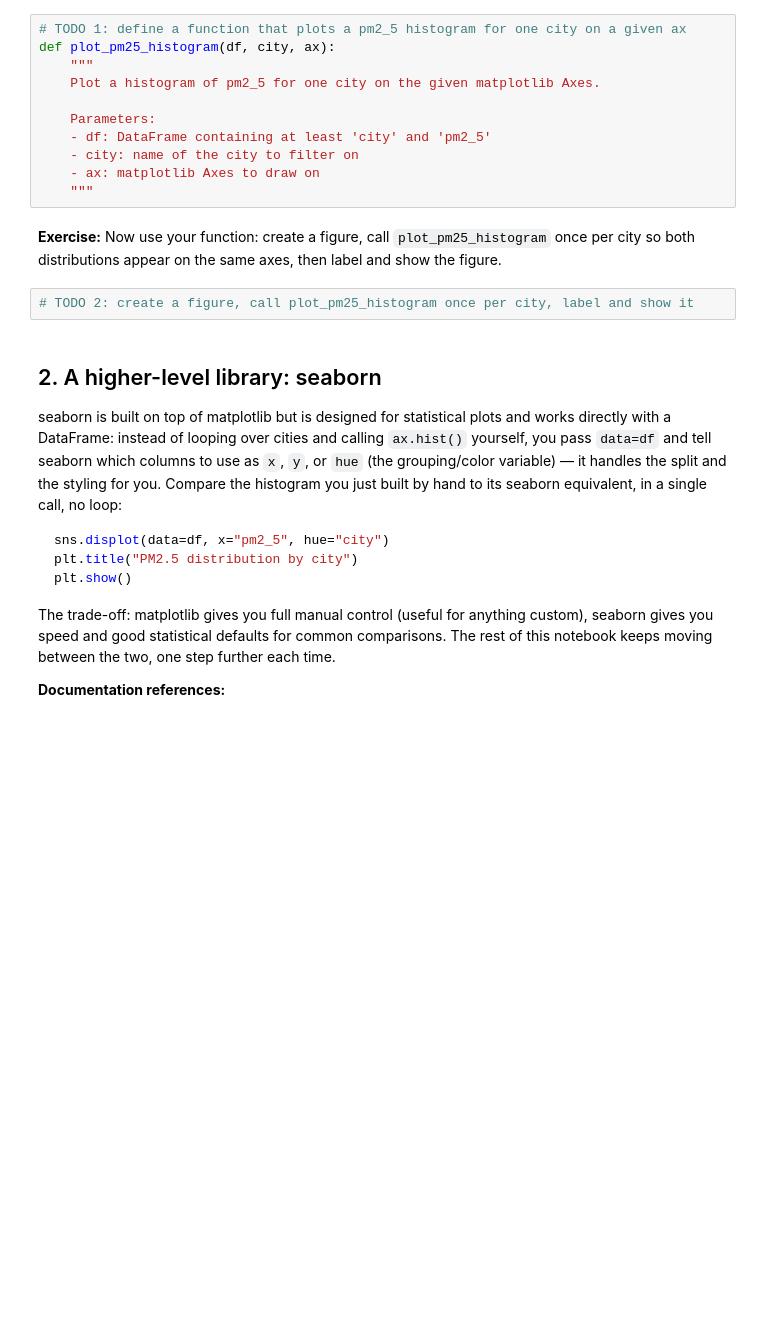
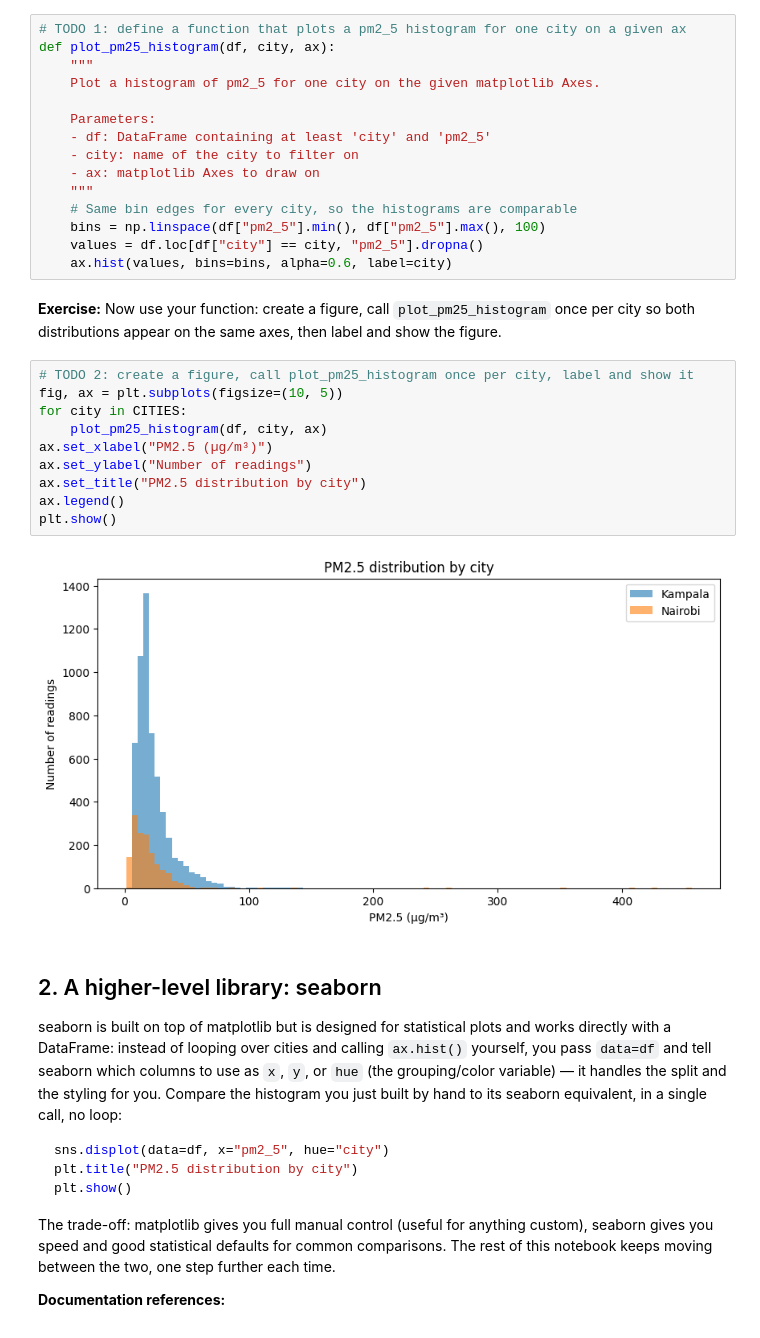
Before and after one commit to maxencecollin/air-quality, a Jupyter notebook: notebooks/session2/01_discovery.ipynb, the cells around one changed output. Saved outputs shown, nothing was run; the diff lists cells and outputs as text; blank space fills up the shorter version.

Commit message:
feat: add per-city PM2.5 histogram in discovery notebook

```diff
--- a/notebooks/session2/01_discovery.ipynb
+++ b/notebooks/session2/01_discovery.ipynb
@@ -59,10 +66,24 @@ def plot_pm25_histogram(df, city, ax):
     - city: name of the city to filter on
     - ax: matplotlib Axes to draw on
     """
+    # Same bin edges for every city, so the histograms are comparable
+    bins = np.linspace(df["pm2_5"].min(), df["pm2_5"].max(), 100)
+    values = df.loc[df["city"] == city, "pm2_5"].dropna()
+    ax.hist(values, bins=bins, alpha=0.6, label=city)
 # %% [markdown]
 **Exercise:** Now use your function: create a figure, call `plot_pm25_histogram` once per city so both distributions appear on the same axes, then label and show the figure.
 # %%
 # TODO 2: create a figure, call plot_pm25_histogram once per city, label and show it
+fig, ax = plt.subplots(figsize=(10, 5))
+for city in CITIES:
+    plot_pm25_histogram(df, city, ax)
+ax.set_xlabel("PM2.5 (µg/m³)")
+ax.set_ylabel("Number of readings")
+ax.set_title("PM2.5 distribution by city")
+ax.legend()
+plt.show()
+# %% [output]
+[figure, added]
 # %% [markdown]
 ## 2. A higher-level library: seaborn
 
```
Also changed, not shown: parts of 2 cells of this notebook.
